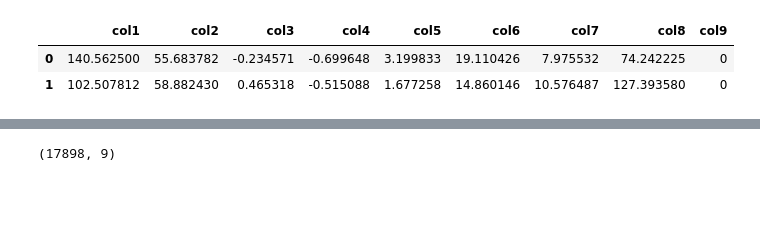
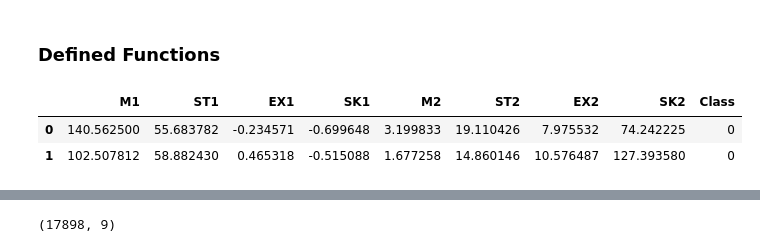
Before and after one commit to nhendersonkuns/awesomedataminers, a Jupyter notebook: pulsars.ipynb, the cells around one changed output, grey strips where cells are left out. Drawn from its saved outputs; the diff is of its cells as text; code cells hidden in the pictures; blank space fills up the shorter version.

```diff
--- a/pulsars.ipynb
+++ b/pulsars.ipynb
@@ -2,2 +3,4 @@
 import pandas as pd
 import numpy as np
+# %% [markdown]
+### Defined Functions
@@ -4,16 +22,16 @@ import numpy as np
 # %%
 # Reading data
 data = [
-    pd.read_csv("data/HTRU_2.csv", names= ["col1", "col2", "col3", "col4", "col5",
-                                      "col6", "col7", "col8", "col9"])
+    pd.read_csv("data/HTRU_2.csv", names= ["M1", "ST1", "EX1", "SK1", "M2",
+                                      "ST2", "EX2", "SK2", "Class"])
 ]
 
 #put into data frame
 pulsar = pd.concat(data, ignore_index=True)
 
 #check out the data
 pulsar.head(2)
 # %% [output]
-|  | col1 | col2 | col3 | col4 | col5 | col6 | col7 | col8 | col9 |
+|  | M1 | ST1 | EX1 | SK1 | M2 | ST2 | EX2 | SK2 | Class |
 | 0 | 140.562500 | 55.683782 | -0.234571 | -0.699648 | 3.199833 | 19.110426 | 7.975532 | 74.242225 | 0 |
 | 1 | 102.507812 | 58.882430 | 0.465318 | -0.515088 | 1.677258 | 14.860146 | 10.576487 | 127.393580 | 0 |
```
Also changed, not shown: parts of 7 cells of this notebook.
